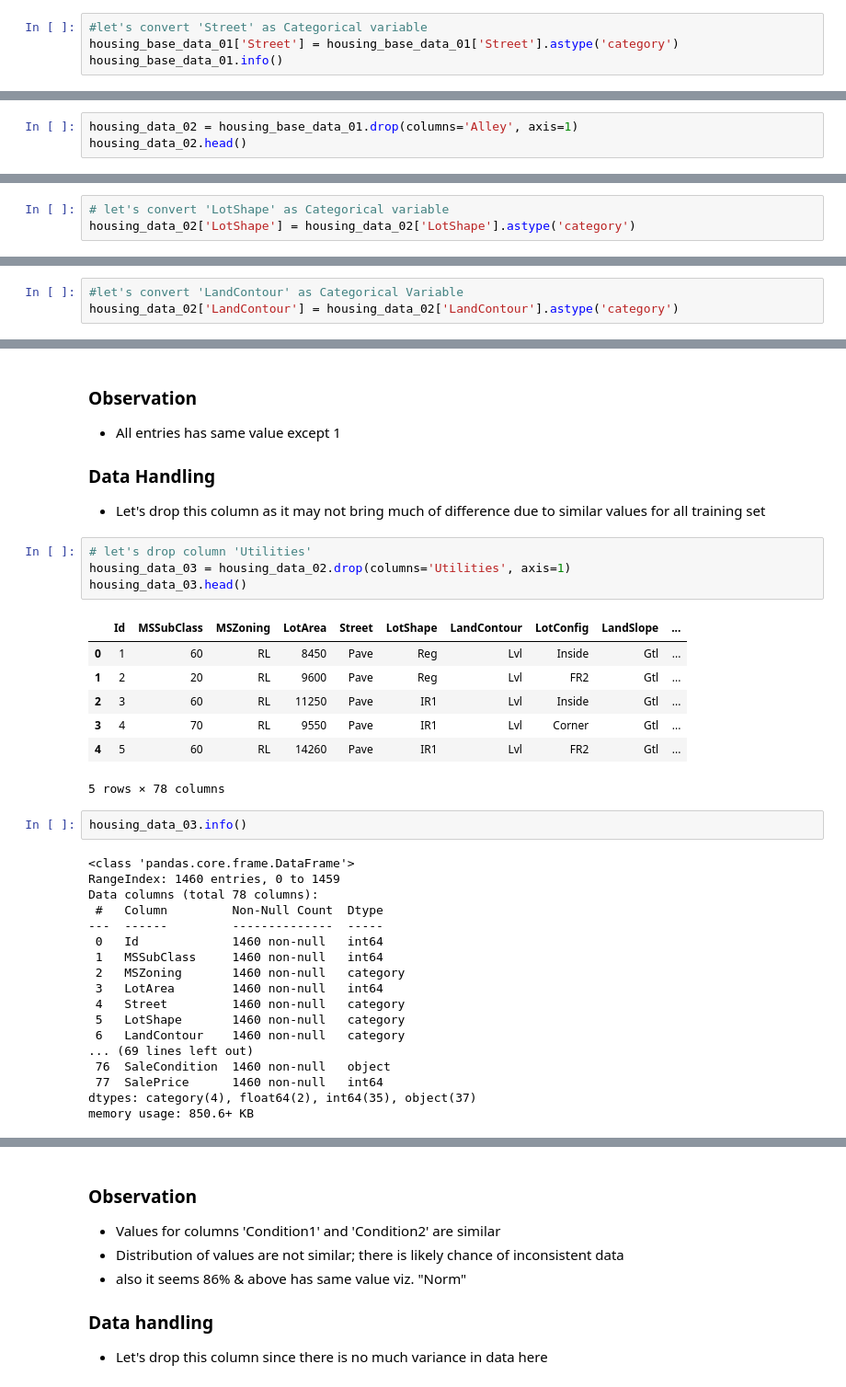
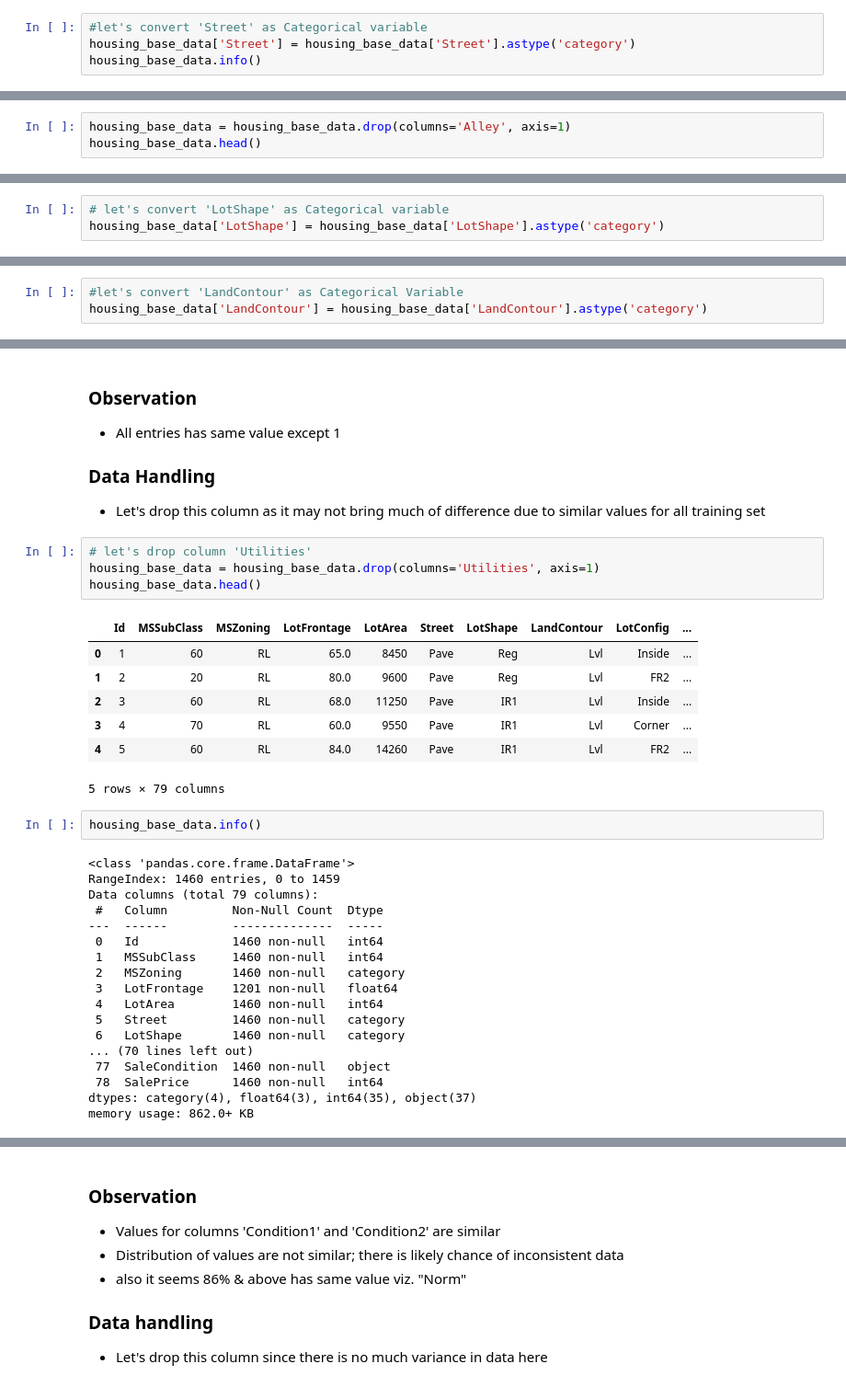
Before and after one commit to JamshedAhsan/house-price-prediction, a Jupyter notebook: Housing-Price-Prediction.ipynb, the cells around one changed output, grey strips where cells are left out. Shown at 92% size. Cells and saved outputs as stored; diff of their text form.

```diff
--- a/Housing-Price-Prediction.ipynb
+++ b/Housing-Price-Prediction.ipynb
@@ -191,8 +141,8 @@ Grvl       6
 Name: Street, dtype: int64
 # %%
 #let's convert 'Street' as Categorical variable
-housing_base_data_01['Street'] = housing_base_data_01['Street'].astype('category')
-housing_base_data_01.info()
+housing_base_data['Street'] = housing_base_data['Street'].astype('category')
+housing_base_data.info()
 # %% [output]
 <class 'pandas.core.frame.DataFrame'>
 RangeIndex: 1460 entries, 0 to 1459
@@ -222,6 +172,6 @@ housing_base_data_01['Alley'].isna().sum()
 ### Missing Value Handling
 * let's drop the column 'Alley'
 # %%
-housing_data_02 = housing_base_data_01.drop(columns='Alley', axis=1)
-housing_data_02.head()
+housing_base_data = housing_base_data.drop(columns='Alley', axis=1)
+housing_base_data.head()
 # %% [output]
@@ -267,5 +217,5 @@ IR3     10
 Name: LotShape, dtype: int64
 # %%
 # let's convert 'LotShape' as Categorical variable
-housing_data_02['LotShape'] = housing_data_02['LotShape'].astype('category')
+housing_base_data['LotShape'] = housing_base_data['LotShape'].astype('category')
 # %%
@@ -299,5 +249,5 @@ Low      36
 Name: LandContour, dtype: int64
 # %%
 #let's convert 'LandContour' as Categorical Variable
-housing_data_02['LandContour'] = housing_data_02['LandContour'].astype('category')
+housing_base_data['LandContour'] = housing_base_data['LandContour'].astype('category')
 # %%
@@ -334,35 +284,35 @@ Name: Utilities, dtype: int64
 * Let's drop this column as it may not bring much of difference due to similar values for all training set
 # %%
 # let's drop column 'Utilities'
-housing_data_03 = housing_data_02.drop(columns='Utilities', axis=1)
-housing_data_03.head()
+housing_base_data = housing_base_data.drop(columns='Utilities', axis=1)
+housing_base_data.head()
 # %% [output]
-|  | Id | MSSubClass | MSZoning | LotArea | Street | LotShape | LandContour | LotConfig | LandSlope | ... |
-| 0 | 1 | 60 | RL | 8450 | Pave | Reg | Lvl | Inside | Gtl | ... |
-| 1 | 2 | 20 | RL | 9600 | Pave | Reg | Lvl | FR2 | Gtl | ... |
-| 2 | 3 | 60 | RL | 11250 | Pave | IR1 | Lvl | Inside | Gtl | ... |
-| 3 | 4 | 70 | RL | 9550 | Pave | IR1 | Lvl | Corner | Gtl | ... |
-| 4 | 5 | 60 | RL | 14260 | Pave | IR1 | Lvl | FR2 | Gtl | ... |
+|  | Id | MSSubClass | MSZoning | LotFrontage | LotArea | Street | LotShape | LandContour | LotConfig | ... |
+| 0 | 1 | 60 | RL | 65.0 | 8450 | Pave | Reg | Lvl | Inside | ... |
+| 1 | 2 | 20 | RL | 80.0 | 9600 | Pave | Reg | Lvl | FR2 | ... |
+| 2 | 3 | 60 | RL | 68.0 | 11250 | Pave | IR1 | Lvl | Inside | ... |
+| 3 | 4 | 70 | RL | 60.0 | 9550 | Pave | IR1 | Lvl | Corner | ... |
+| 4 | 5 | 60 | RL | 84.0 | 14260 | Pave | IR1 | Lvl | FR2 | ... |
-5 rows × 78 columns
+5 rows × 79 columns
 # %%
-housing_data_03.info()
+housing_base_data.info()
 # %% [output]
 <class 'pandas.core.frame.DataFrame'>
 RangeIndex: 1460 entries, 0 to 1459
-Data columns (total 78 columns):
+Data columns (total 79 columns):
  #   Column         Non-Null Count  Dtype
 ---  ------         --------------  -----
  0   Id             1460 non-null   int64
  1   MSSubClass     1460 non-null   int64
  2   MSZoning       1460 non-null   category
- 3   LotArea        1460 non-null   int64
- 4   Street         1460 non-null   category
- 5   LotShape       1460 non-null   category
- 6   LandContour    1460 non-null   category
-... (69 lines left out)
- 76  SaleCondition  1460 non-null   object
- 77  SalePrice      1460 non-null   int64
-dtypes: category(4), float64(2), int64(35), object(37)
-memory usage: 850.6+ KB
+ 3   LotFrontage    1201 non-null   float64
+ 4   LotArea        1460 non-null   int64
+ 5   Street         1460 non-null   category
+ 6   LotShape       1460 non-null   category
+... (70 lines left out)
+ 77  SaleCondition  1460 non-null   object
+ 78  SalePrice      1460 non-null   int64
+dtypes: category(4), float64(3), int64(35), object(37)
+memory usage: 862.0+ KB
 # %%
 # let's analyze column 'LotConfig'
```
Also changed, not shown: parts of 225 cells of this notebook.
